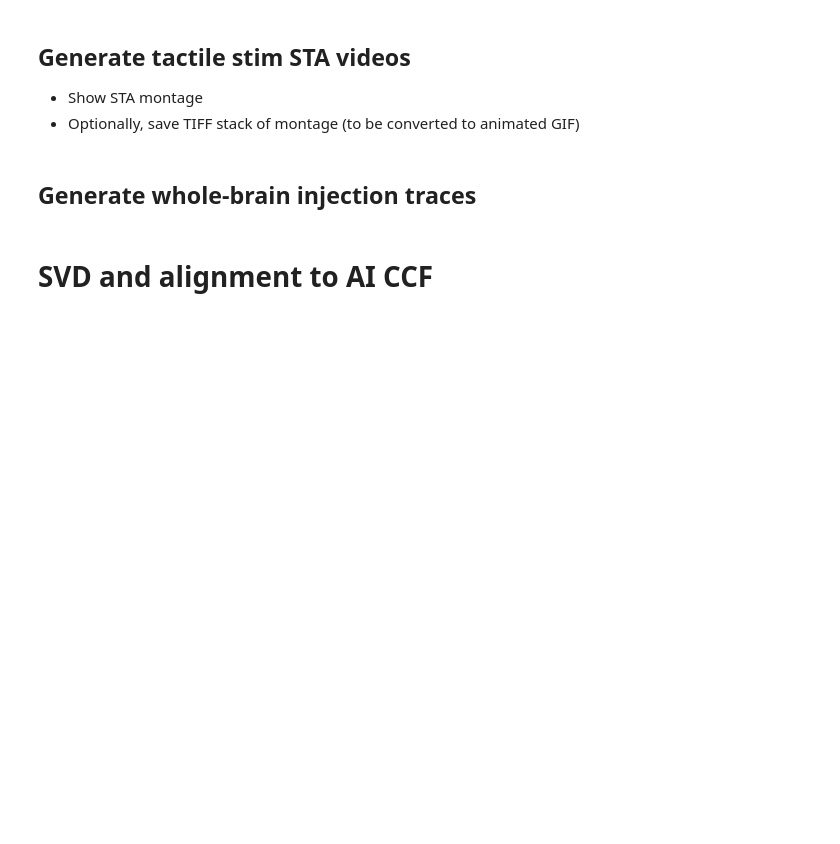
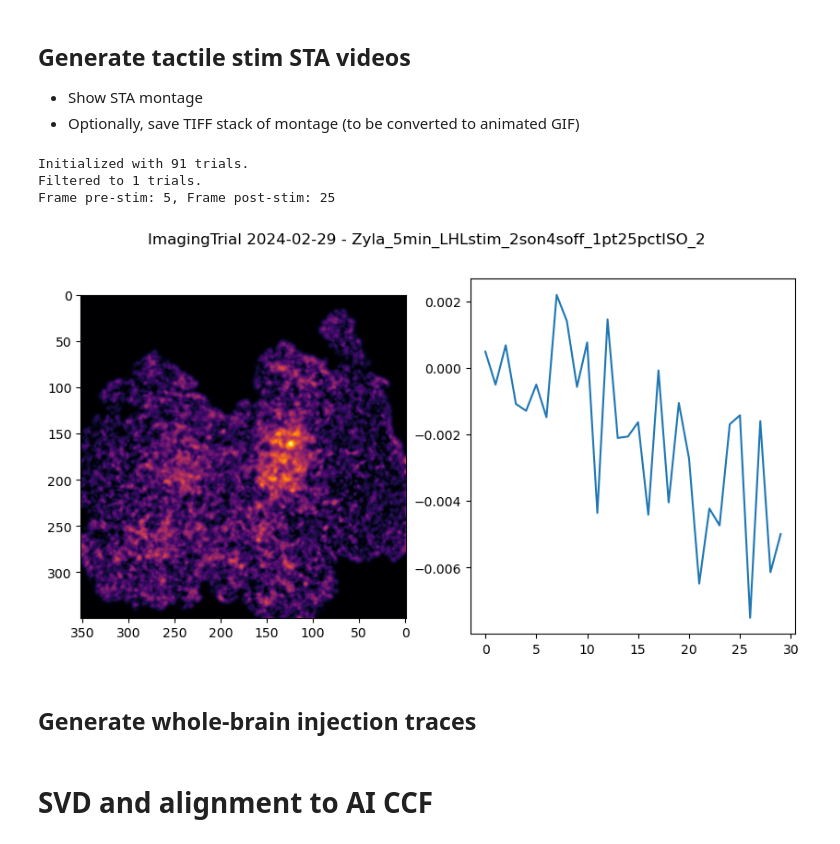
Before and after one commit to Arcadia-Science/2024-sensory-neuroimaging, a Jupyter notebook: notebooks/injection_analysis.ipynb, the cells around one changed output. Saved outputs shown, nothing was run; the diff lists cells and outputs as text; code cells hidden in the pictures; blank space fills up the shorter version.

Commit message:
df/f calculation, plotting

```diff
--- a/notebooks/injection_analysis.ipynb
+++ b/notebooks/injection_analysis.ipynb
@@ -39,51 +19,57 @@ rec_time='5min',
 remainder='.*pt25pctISO_2'
 )
 
 show_montage = False
-flipLR = True
+flipLR = True # Flip image left/right because the camera image is flipped
 sta_dir = 'rendered_STA'
 
 # make dir to save rendered images
 os.makedirs(sta_dir, exist_ok=True)
 
 ssc_roi = {
     "center": (125,175),  # (x, y)
-    "width": 100,
-    "height": 100
+    "width": 80,
+    "height": 80
 }
 for t in imaging_trials.trials:
-  sta = t.get_sta_stack(5,1, ) #
-  sta_mean = (sta - sta[:,0,:,:][:,np.newaxis,:,:]).mean(axis=0)
+  sta_df, dff = t.get_sta_stack(1,5,.5, ) #ssc_roi
 
-  n_plots = sta_mean.shape[0]
-  # add xy blur to sta_mean image
-  sta_mean = gaussian(sta_mean, sigma=2, channel_axis=0)
+  sta_df = sta_df.mean(axis=0)
+  n_plots = sta_df.shape[0]
+  # add xy blur to sta_df image
 
-  # Flip left/right because the camera image is flipped
+  sta_df = gaussian(sta_df, sigma=2, channel_axis=0)
 
-  f,ax = plt.subplots(1,1, figsize=(10,10))
 
   if show_montage:
+    f,ax = plt.subplots(1,1, figsize=(10,10))
     if flipLR:
-      sta_mean = np.flip(sta_mean, axis=2)
-    ax.imshow(montage(sta_mean,
+      sta_df = np.flip(sta_df, axis=2)
+    ax.imshow(montage(sta_df,
                       fill = 0,
                       padding_width = 20,
                       rescale_intensity=False,
                       grid_shape= None,
                       ),
             cmap='viridis',
-            vmin=30000,
-            vmax=40000
+            #vmin=30000,
+            #vmax=40000
             )
     ax.axis('off')
     ax.set_title(t)
-    # io.imsave(os.path.join(sta_dir, f'{t}_STA.tiff'), sta_mean[1:,:,:].astype(np.uint16))
+    # io.imsave(os.path.join(sta_dir, f'{t}_STA.tiff'), sta_df[1:,:,:].astype(np.uint16))
   else:
-    ax.imshow(sta_mean[20,:,:], cmap='viridis', vmin=30000, vmax=40000)
+    f,axs = plt.subplots(1,2, figsize=(10,5))
+    axs[0].imshow(sta_df.max(axis=0), cmap='inferno')
+    axs[1].plot(dff)
     if flipLR:
-      ax.invert_xaxis()
-    ax.set_title(t)
+      axs[0].invert_xaxis()
+    f.suptitle(t)
+# %% [output]
+Initialized with 91 trials.
+Filtered to 1 trials.
+Frame pre-stim: 5, Frame post-stim: 25
+[figure, added]
 # %% [markdown]
 ## Generate whole-brain injection traces
 # %%
```
Also changed, not shown: parts of 3 cells of this notebook, 1 other file.
